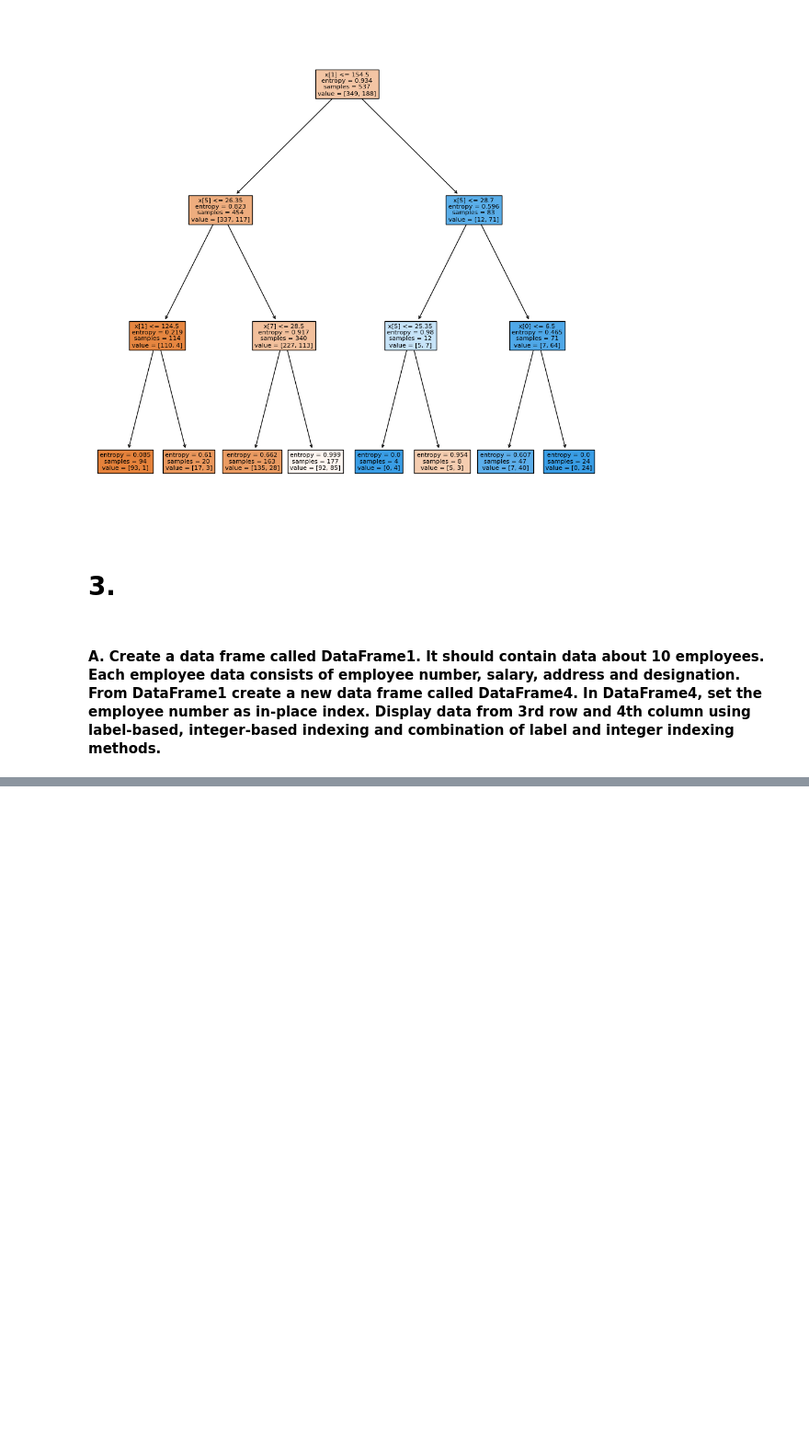
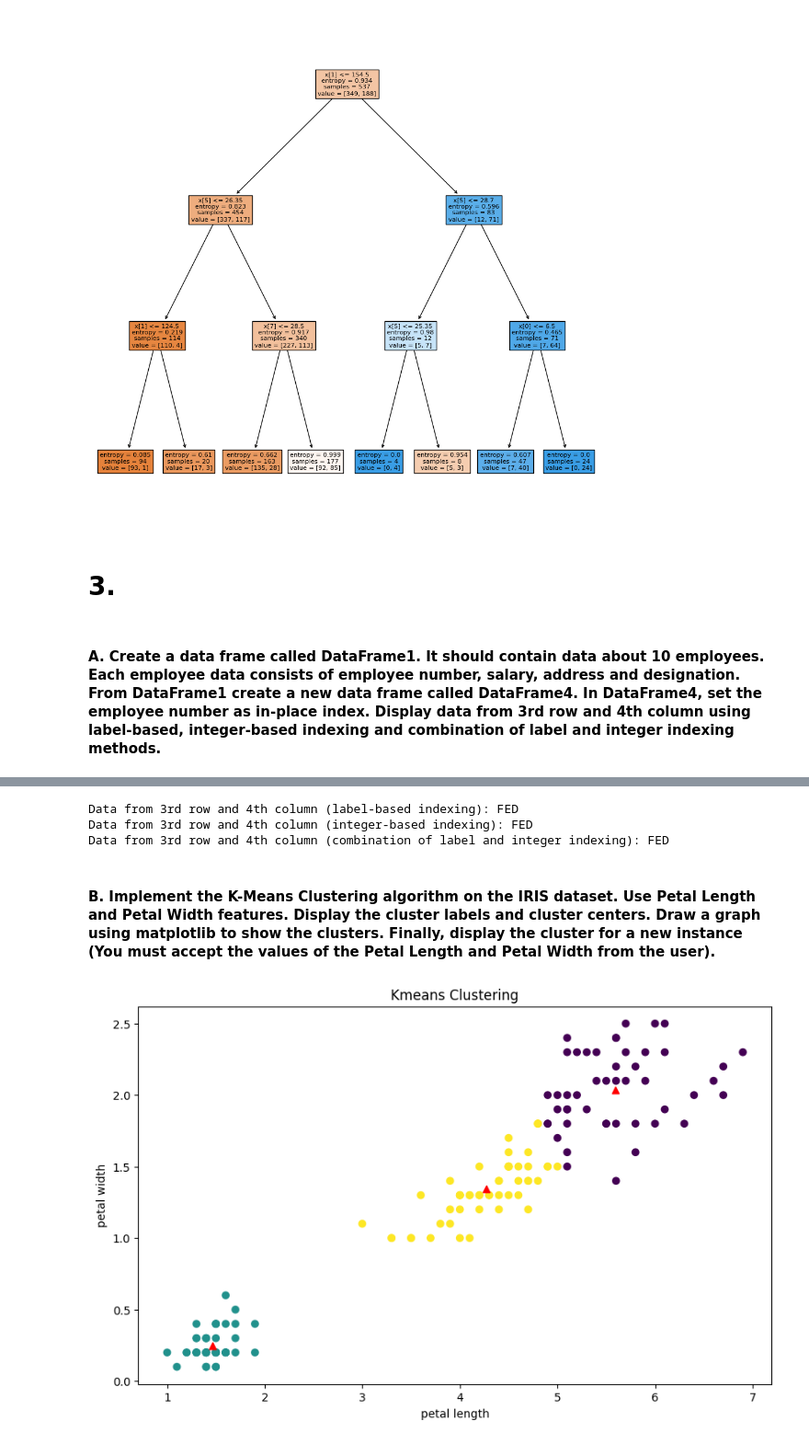
Before and after one commit to venaxin/MachineLearning, a Jupyter notebook: Untitled.ipynb, the cells around one changed output, grey strips where cells are left out. Shown at 92% size. Cells and saved outputs as stored; diff of their text form; code cells hidden in the pictures; blank space fills up the shorter version.

```diff
--- a/Untitled.ipynb
+++ b/Untitled.ipynb
@@ -285,0 +301,46 @@ DataFrame1 = pd.DataFrame(
+# %%
+#Display data from the 3rd row and 4th column using label-based indexing
+label_based = DataFrame4.loc[3, 'designation']
+
+#Display data from the 3rd row and 4th column using integer-based indexing
+integer_based = DataFrame4.iloc[2, 2]
+
+#Display data from the 3rd row and 4th column using a combination of label and integer indexing
+combination = DataFrame4.at[3,'designation'] #DataFrame4.at[3, 2]
+
+#Print the results
+print("Data from 3rd row and 4th column (label-based indexing):", label_based)
+print("Data from 3rd row and 4th column (integer-based indexing):", integer_based)
+print("Data from 3rd row and 4th column (combination of label and integer indexing):", combination)
+# %% [output]
+Data from 3rd row and 4th column (label-based indexing): FED
+Data from 3rd row and 4th column (integer-based indexing): FED
+Data from 3rd row and 4th column (combination of label and integer indexing): FED
+# %% [markdown]
+#### B. Implement the K-Means Clustering algorithm on the IRIS dataset. Use Petal Length and Petal Width features. Display the cluster labels and cluster centers. Draw a graph using matplotlib to show the clusters. Finally, display the cluster for a new instance (You must accept the values of the Petal Length and Petal Width from the user).
+# %%
+import numpy as np
+from sklearn.cluster import KMeans
+from sklearn.datasets import load_iris
+import matplotlib.pyplot as plt
+#Load the iris dataset
+iris = load_iris()
+X = iris.data[:,2:4]#We only take the first two features for visualization
+#Create an instance of the KMeans algorithm
+kmeans = KMeans(n_init=10,n_clusters = 3, random_state=42)
+#Fit the algorithm to the data
+kmeans.fit(X)
+#Predict the cluster labels for the datapoints
+labels = kmeans.labels_
+#Get the coordinates of the cluster centers
+centers = kmeans.cluster_centers_
+#Visualize the clusters
+plt.figure(figsize=(10,6))
+plt.scatter(X[:, 0], X[:, 1], c = labels, cmap='viridis')
+plt.scatter(centers[:,0], centers[:,1], c = 'red', marker='^')
+plt.xlabel('petal length')
+plt.ylabel('petal width')
+plt.title('Kmeans Clustering')
+plt.show()
+# %% [output]
+[figure, added]
```
Also changed, not shown: parts of 4 cells of this notebook.
